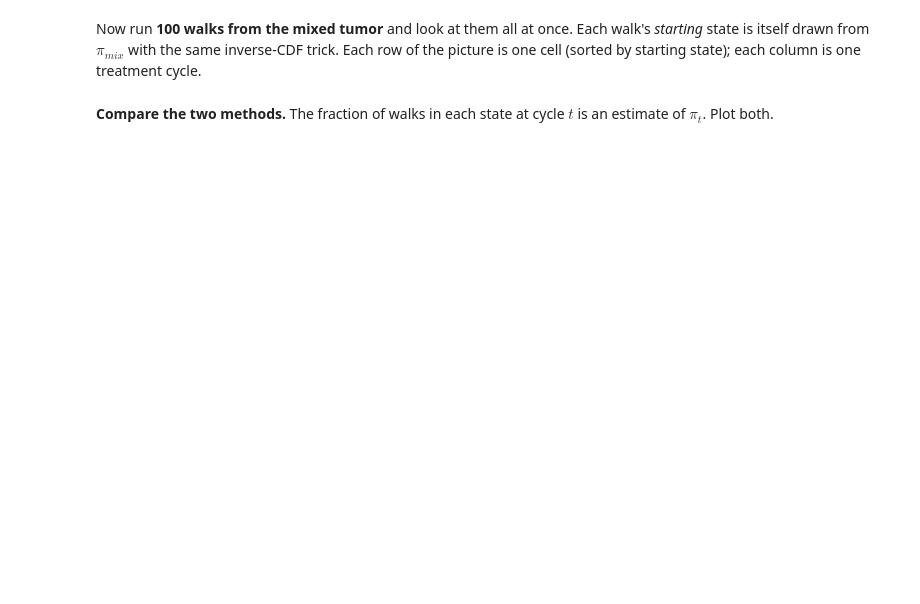
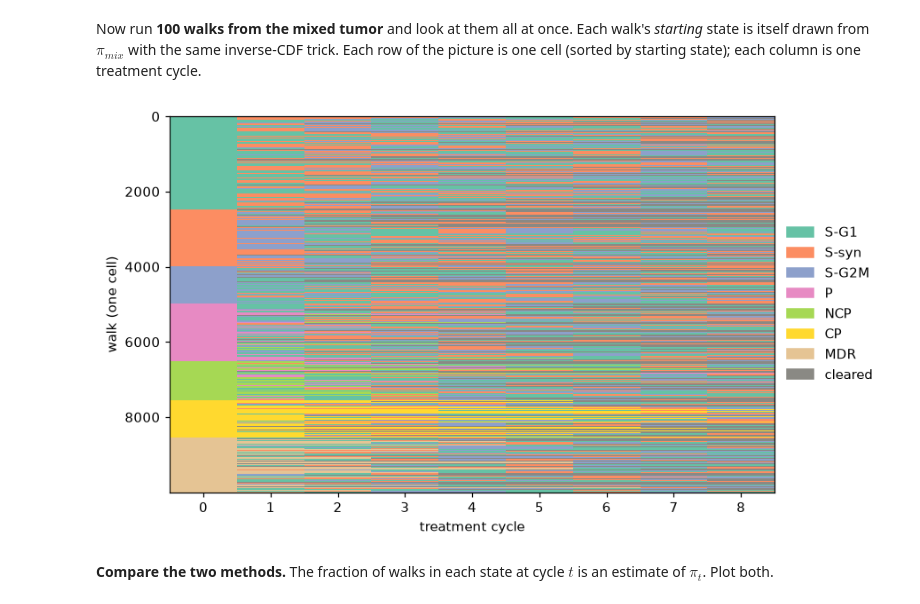
Before and after one commit to cejones8/UU_Labs, a Jupyter notebook: Lab 9/Lab09_markov_chain.ipynb, the cells around one changed output. Saved outputs shown, nothing was run; the diff lists cells and outputs as text; code cells hidden in the pictures; blank space fills up the shorter version.

```diff
--- a/Lab 9/Lab09_markov_chain.ipynb
+++ b/Lab 9/Lab09_markov_chain.ipynb
@@ -420,19 +448,21 @@ Each walk's *starting* state is itself drawn from $\pi_{mix}$ with the same
 inverse-CDF trick. Each row of the picture is one cell (sorted by starting
 state); each column is one treatment cycle.
 # %%
-N_WALKS = 100
+N_WALKS = 10000
 starts = rng.choice(len(pi_mix), size=N_WALKS, p=pi_mix)
 walks = np.array([random_walk(int(s0), P, N_CYCLES, rng) for s0 in starts])
 walks = walks[np.argsort(walks[:, 0], kind="stable")]   # group rows by starting state
 
 from matplotlib.colors import ListedColormap
 fig, ax = plt.subplots(figsize=(8, 5))
 ax.imshow(walks, cmap=ListedColormap([STATE_COLORS[s] for s in OUTCOMES]),
           vmin=-0.5, vmax=len(OUTCOMES) - 0.5, aspect="auto", interpolation="nearest")
 ax.set_xlabel("treatment cycle"); ax.set_ylabel("walk (one cell)")
 handles = [plt.Rectangle((0, 0), 1, 1, color=STATE_COLORS[s]) for s in OUTCOMES]
 ax.legend(handles, OUTCOMES, loc="center left", bbox_to_anchor=(1, 0.5), frameon=False)
 plt.show()
+# %% [output]
+[figure, added]
 # %% [markdown]
 **Compare the two methods.** The fraction of walks in each state at cycle $t$
 is an estimate of $\pi_t$. Plot both.
```
Also changed, not shown: parts of 10 cells of this notebook.
